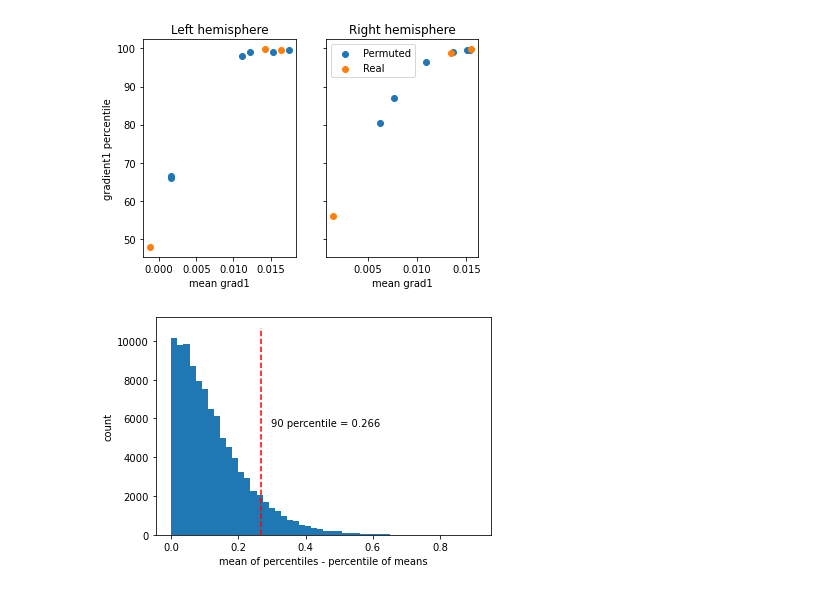
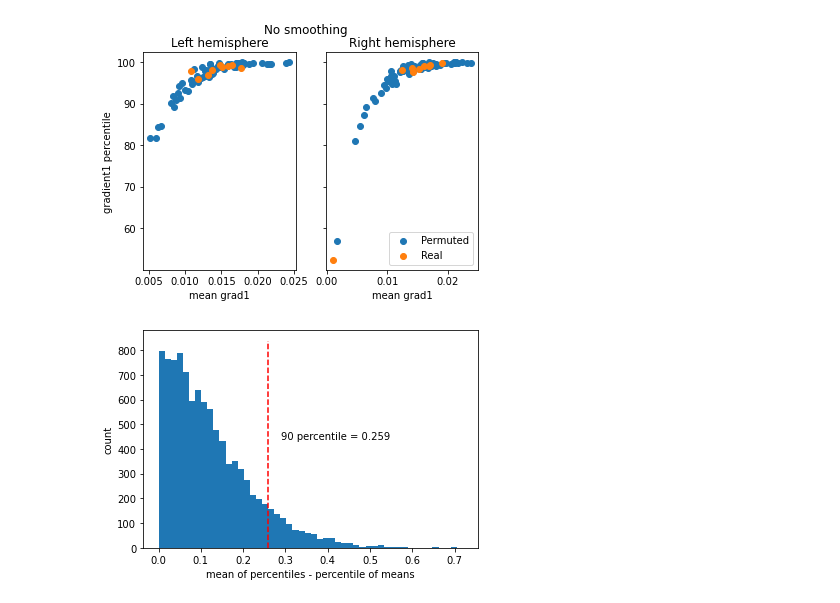
Before and after one commit to margulies/repo-0, a Jupyter notebook: Visualization.ipynb, the cells around one changed output. Saved outputs shown, nothing was run; the diff lists cells and outputs as text; code cells hidden in the pictures.

```diff
--- a/Visualization.ipynb
+++ b/Visualization.ipynb
@@ -36,34 +48,35 @@ for subj in subjs_to_plot:
 # %%
 ### Visualize real and null gradient percentiles
 
-output_dir = "/home/fralberti/Data/HCP_func/Pctile_output/"
+output_dir = "/home/fralberti/Data/Gradientile/"
 
 gradientile_df = pd.read_csv(f'{output_dir}grad1entiles.csv')
 perm_percentile_L = gradientile_df.loc[(gradientile_df.ID_vtx!=gradientile_df.ID_grad) & (gradientile_df.hemisphere=='L'),['mean','percentile']]
 orig_percentile_L = gradientile_df.loc[(gradientile_df.ID_vtx==gradientile_df.ID_grad) & (gradientile_df.hemisphere=='L'),['mean','percentile']]
 perm_percentile_R = gradientile_df.loc[(gradientile_df.ID_vtx!=gradientile_df.ID_grad) & (gradientile_df.hemisphere=='R'),['mean','percentile']]
 orig_percentile_R = gradientile_df.loc[(gradientile_df.ID_vtx==gradientile_df.ID_grad) & (gradientile_df.hemisphere=='R'),['mean','percentile']]
 
 fig1 , ax1 = plt.subplots(1,2,sharey=True)
 
 ax1[0].scatter(perm_percentile_L['mean'], perm_percentile_L['percentile'])
 ax1[0].scatter(orig_percentile_L['mean'], orig_percentile_L['percentile'])
 ax1[0].set_xlabel('mean grad1')
 ax1[0].set_ylabel('gradient1 percentile')
 ax1[0].title.set_text('Left hemisphere')
 
 ax1[1].scatter(perm_percentile_R['mean'], perm_percentile_R['percentile'])
 ax1[1].scatter(orig_percentile_R['mean'], orig_percentile_R['percentile'])
 ax1[1].set_xlabel('mean grad1')
 ax1[1].legend(['Permuted','Real'])
 ax1[1].title.set_text('Right hemisphere')
+fig1 = fig1.suptitle('No smoothing')
 # %% [output]
-[figure, old version]
+[figure, new version]
 # %%
 ### Visualize difference between percentile of the mean grad1 vs the mean of the percentiles of each node
 from scipy import stats
 diff = []
-for i in range(100000):
+for i in range(10000):
     X = np.random.uniform(low=-0.022, high=0.022,size=[32000])
     x = np.random.uniform(low=-0.022, high=0.022,size=[3])
     diff.append(abs(np.mean([stats.percentileofscore(X,i) for i in x])-stats.percentileofscore(X,np.mean(x))))
@@ -76,4 +89,4 @@ plot = plt.text(np.percentile(diff,perc)+0.03,plt.ylim()[1]/2,f'{perc} percentil
 plot = plt.ylabel('count')
 plot = plt.xlabel('mean of percentiles - percentile of means')
 # %% [output]
-[figure, old version]
+[figure, new version]
```
Also changed, not shown: parts of 3 cells of this notebook.
